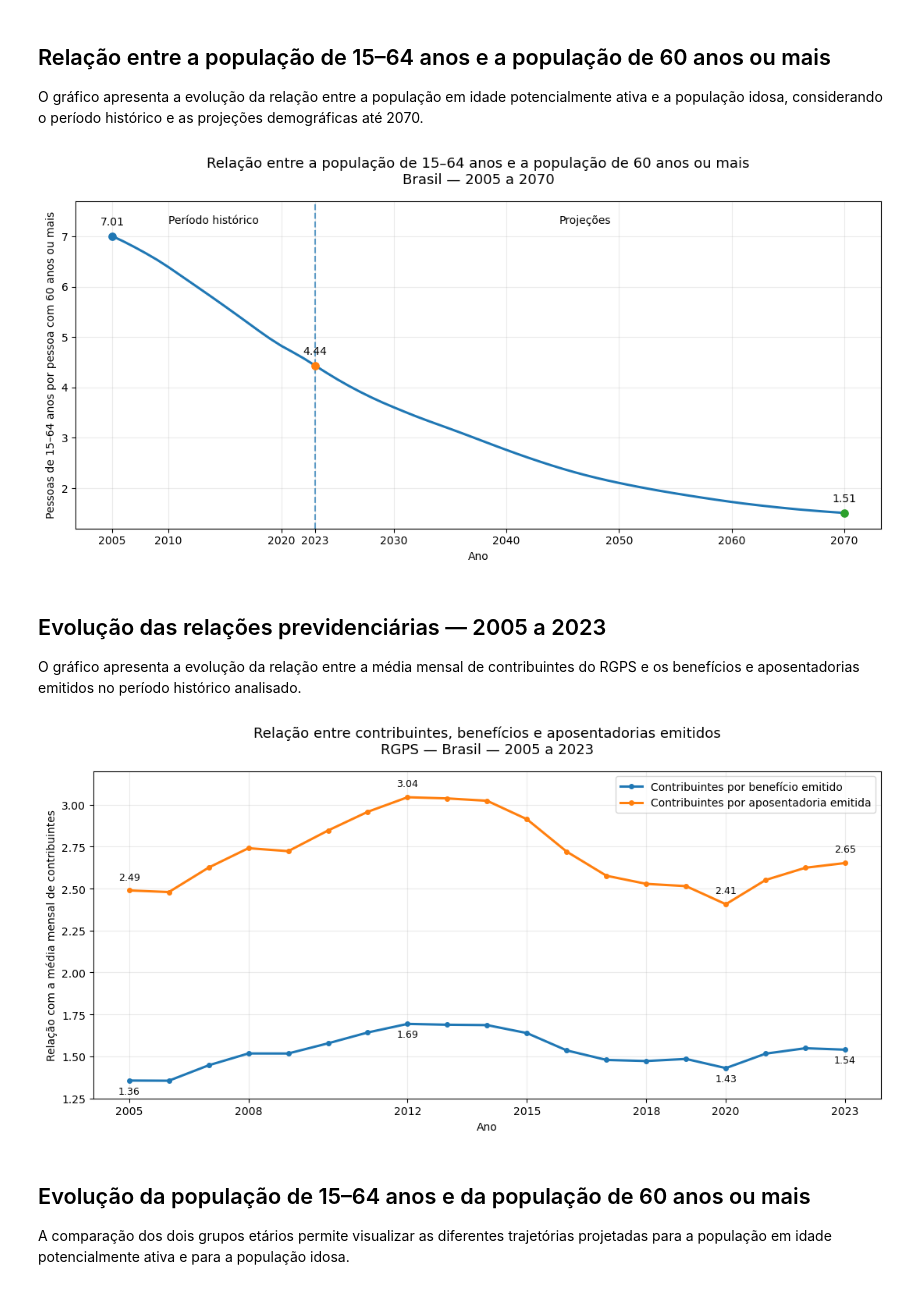
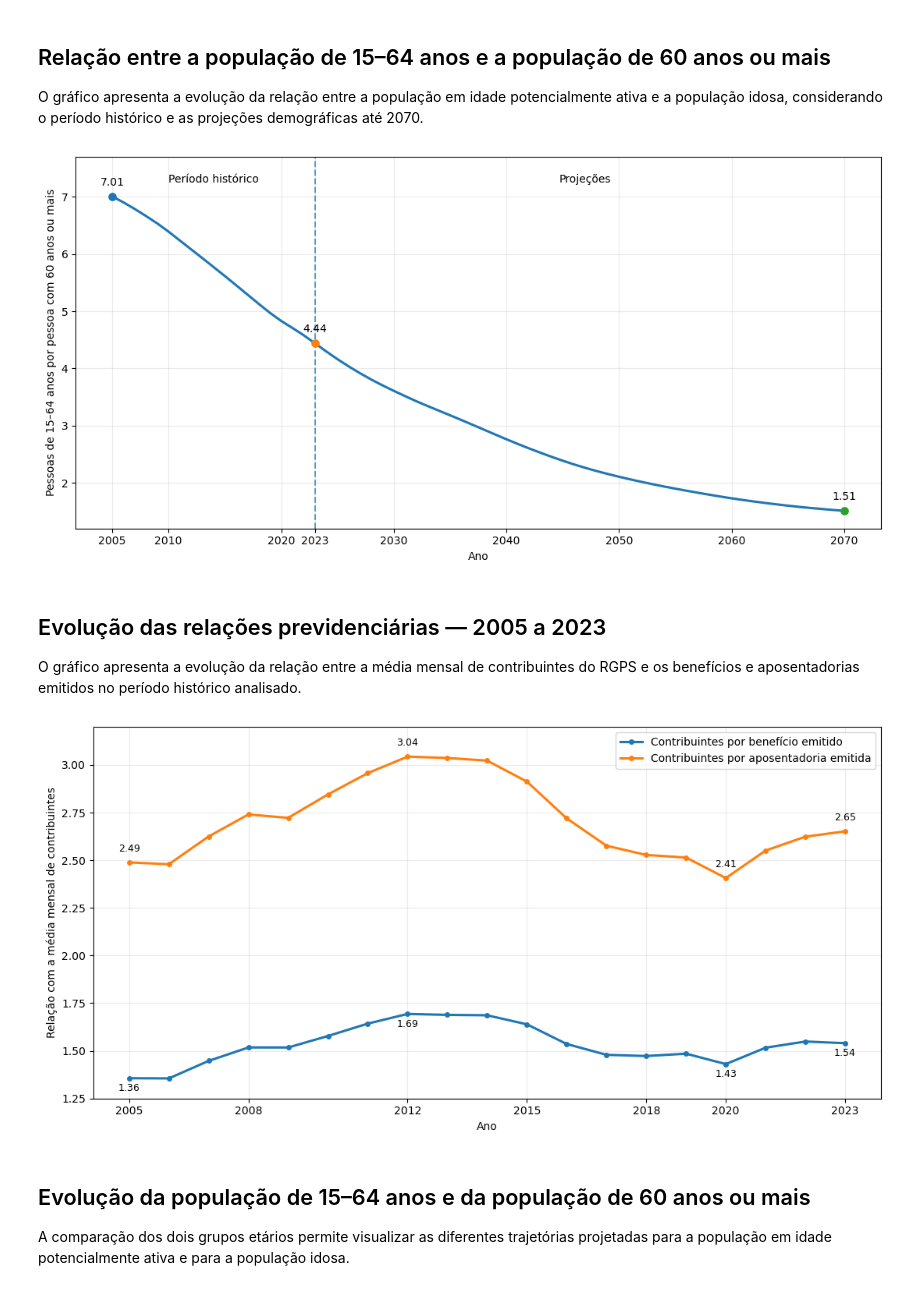
Before and after one commit to Andersonph/Estudo_Dados_Demografico, a Jupyter notebook: Demografia_Previdencia/04_analise_visual.ipynb, the cells around one changed output. Cells and saved outputs as stored; diff of their text form; code cells hidden in the pictures.

Commit message:
Atualização da análise visual e gráficos

```diff
--- a/Demografia_Previdencia/04_analise_visual.ipynb
+++ b/Demografia_Previdencia/04_analise_visual.ipynb
@@ -90,12 +90,7 @@ for ano, valor in pontos_destaque.items():
         fontsize=10
     )
 
-plt.title(
-    "Relação entre a população de 15–64 anos e a população de 60 anos ou mais\n"
-    "Brasil — 2005 a 2070",
-    fontsize=13,
-    pad=16
-)
+#plt.title("Relação entre a população de 15–64 anos e a população de 60 anos ou mais\n""Brasil — 2005 a 2070",fontsize=13,pad=16)
 
 plt.xlabel("Ano")
 plt.ylabel("Pessoas de 15–64 anos por pessoa com 60 anos ou mais")
@@ -114,7 +109,7 @@ plt.savefig(
 
 plt.show()
 # %% [output]
-[figure, old version]
+[figure, new version]
 # %% [markdown]
 ## Evolução das relações previdenciárias — 2005 a 2023
 
@@ -181,40 +176,35 @@ for ano in anos_destaque:
         (ano, linha["contribuintes_por_aposentadoria"]),
         xytext=(0, 10),
         textcoords="offset points",
         ha="center",
         fontsize=9
     )
 
-plt.title(
-    "Relação entre contribuintes, benefícios e aposentadorias emitidos\n"
-    "RGPS — Brasil — 2005 a 2023",
-    fontsize=13,
-    pad=16
-)
+#plt.title("Relação entre contribuintes, benefícios e aposentadorias emitidos\n""RGPS — Brasil — 2005 a 2023",fontsize=13,pad=16)
 
 plt.xlabel("Ano")
 plt.ylabel("Relação com a média mensal de contribuintes")
 
 plt.xticks(
     [2005, 2008, 2012, 2015, 2018, 2020, 2023]
 )
 
 plt.ylim(1.25, 3.20)
 
 plt.legend()
 plt.grid(alpha=0.25)
 
 plt.tight_layout()
 
 plt.savefig(
     pasta_graficos / "grafico_relacoes_previdenciarias_2005_2023.png",
     dpi=300,
     bbox_inches="tight"
 )
 
 plt.show()
 # %% [output]
-[figure, old version]
+[figure, new version]
 # %% [markdown]
 ## Evolução da população de 15–64 anos e da população de 60 anos ou mais
 
```
Also changed, not shown: parts of 1 cell of this notebook, 3 other files.
